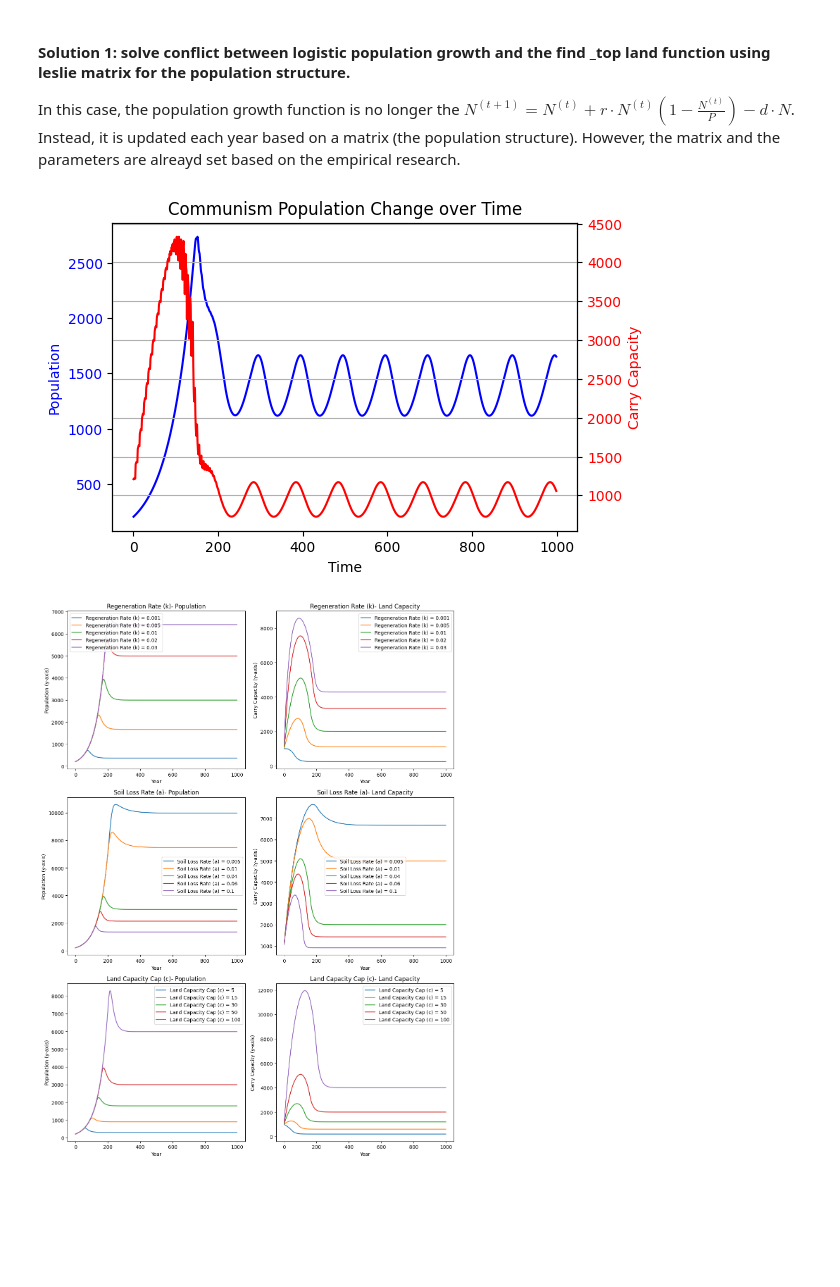
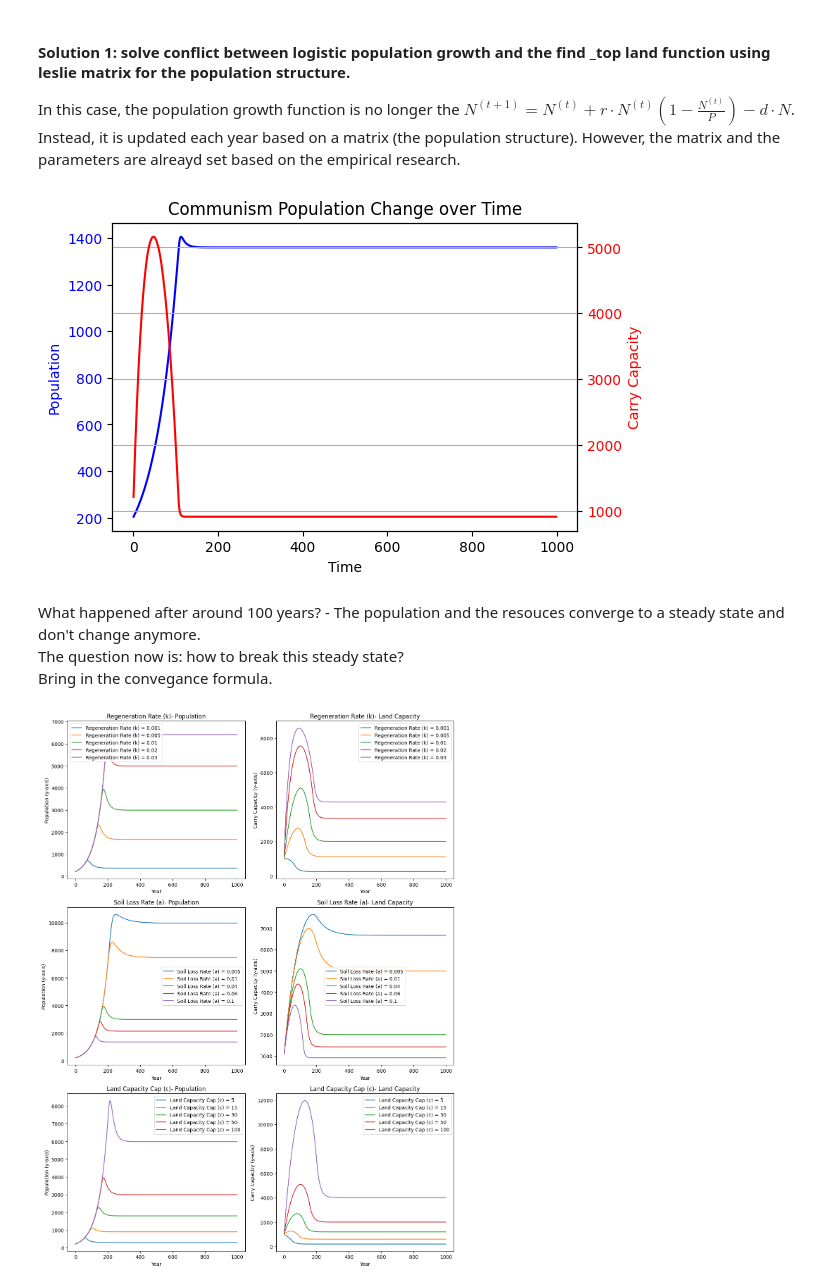
Before and after one commit to yutongliang723/Agent-Based-Model-CSH, a Jupyter notebook: Agent-Based Model - Week 3 - Yutong.ipynb, the cells around one changed output. Drawn from its saved outputs; the diff is of its cells as text; code cells hidden in the pictures; blank space fills up the shorter version.

```diff
--- a/Agent-Based Model - Week 3 - Yutong.ipynb
+++ b/Agent-Based Model - Week 3 - Yutong.ipynb
@@ -55,7 +55,7 @@ def parameter_oscillation(t, a_mean, a_amplitude, oscillation_period):
     return a_t
 
 # everyone has the same farming capacity. It doesn't matter who farms.
-def communism_simulation_population_original(tmp1, vec1, k, initial_population, initial_lands, simulation_time, initial_capacity, max_capacity_one_land, delay, oscillation_period):
+def communism_simulation_population_original(tmp1, vec1, k, a, initial_population, initial_lands, simulation_time, initial_capacity, max_capacity_one_land):
 
     # Get the Leslie matrix for a given food ratio (z) using the parameters
     def get_matrix(z, vec1):
@@ -119,12 +119,6 @@ def communism_simulation_population_original(tmp1, vec1, k, initial_population,
     ### Updating process
     K_t_list = [K_t]
     for t in range(1, simulation_time): # time 0 is already updated.
-
-        if t >= delay:
-            K_t_delayed = K_t_list[t - delay]
-        else:
-            K_t_delayed = [initial_capacity] * initial_population
-
         K_t = [land_assignments[t-1][i]['carry_capacity'] for i in range(initial_population)] #from the land_assignment dict, get all the land capacities in the looping year.
         selected_lands = find_top_lands(K_t, populations) # select top lands in each year
         land_assignments[t] = {} # adding a sub-dict in each year, an old one.
@@ -151,12 +145,11 @@ def communism_simulation_population_original(tmp1, vec1, k, initial_population,
         K_star_t = max_capacity_one_land # the upper limit of each land cell capacity
 
     #         updating land capacity
-        a_t = parameter_oscillation(t, a_mean = a, a_amplitude=0.1, oscillation_period=oscillation_period)
         for i in range(initial_population):
-            land_assignments[t][i]['carry_capacity'] = max(0, min(K_star_t, K_t_delayed[i] + k * (K_star_t - K_t_delayed[i]) - a_t * K_t_delayed[i] * u_t[i]))
+            # land_assignments[t][i]['carry_capacity'] = max(0, min(K_star_t, K_t_delayed[i] + k * (K_star_t - K_t_delayed[i]) - a * K_t_delayed[i] * u_t[i]))
 
-            # land_assignments[t][i]['carry_capacity'] = max(0, min(K_star_t, land_assignments[t-1][i]['carry_capacity'] + k * (K_star_t - land_assignments[t-1][i]['carry_capacity'])  - a * land_assignments[t-1][i]['carry_capacity'] * u_t[i])) ############
-        # K_t_plus_1 = [land_assignments[t][i]['carry_capacity'] for i in range(initial_population)] ## list of each land cell capacity (new year, this year)
+            land_assignments[t][i]['carry_capacity'] = max(0, min(K_star_t, land_assignments[t-1][i]['carry_capacity'] + k * (K_star_t - land_assignments[t-1][i]['carry_capacity'])  - a * land_assignments[t-1][i]['carry_capacity'] * u_t[i])) ############
+        K_t_plus_1 = [land_assignments[t][i]['carry_capacity'] for i in range(initial_population)] ## list of each land cell capacity (new year, this year)
 
         # Calculate the Leslie matrix for the current food ratio (z)
         z = P/ N_t  # food availability parameter == carry capacity in my case
@@ -169,9 +162,9 @@ def communism_simulation_population_original(tmp1, vec1, k, initial_population,
 
         population_change_ = N_t * r
         populations.append(population_change_)
-        # K_values.append(sum(K_t_plus_1)) # total land capacity
-        K_t_list.append([land_assignments[t][i]['carry_capacity'] for i in range(initial_population)])
-        K_values.append(sum([land_assignments[t][i]['carry_capacity'] for i in range(initial_population)]))
+        K_values.append(sum(K_t_plus_1)) # total land capacity
+        # K_t_list.append([land_assignments[t][i]['carry_capacity'] for i in range(initial_population)])
+        # K_values.append(sum([land_assignments[t][i]['carry_capacity'] for i in range(initial_population)]))
         P_values[t-1] = P # update the total harvest capacity
         u_values[t-1] = u_t # update the land usage (Y/N)
         Q_values.append(Q)
@@ -180,42 +173,44 @@ def communism_simulation_population_original(tmp1, vec1, k, initial_population,
 
     return populations, K_values, P_values, u_values, Q_values, land_assignments
 
-def plot_commuism_simulation_population2(tmp1, vec1, k, initial_population, initial_lands, simulation_time, initial_capacity, max_capacity_one_land, delay, oscillation_period):
+def plot_commuism_simulation_population2(tmp1, vec1, k, a, initial_population, initial_lands, simulation_time, initial_capacity, max_capacity_one_land):
 
-    populations, K, _, _, _, data = communism_simulation_population_original(tmp1, vec1, k, initial_population, initial_lands, simulation_time, initial_capacity, max_capacity_one_land, delay, oscillation_period)
+    populations, K, _, _, _, data = communism_simulation_population_original(tmp1, vec1, k, a, initial_population, initial_lands, simulation_time, initial_capacity, max_capacity_one_land)
     time_steps = range(1, simulation_time)
 
     fig, ax1 = plt.subplots(figsize=(6, 4))
 
     # Plot population on the first y-axis
     ax1.plot(time_steps, populations, color='blue', label='Population')
     ax1.set_xlabel('Time')
     ax1.set_ylabel('Population', color='blue')
     ax1.tick_params(axis='y', labelcolor='blue')
 
     # Create a secondary y-axis and plot carry capacity on it
     ax2 = ax1.twinx()
     ax2.plot(time_steps, K, color='red', label='Carry Capacity')
     ax2.set_ylabel('Carry Capacity', color='red')
     ax2.tick_params(axis='y', labelcolor='red')
 
     plt.grid()
     plt.title('Communism Population Change over Time')
     plt.show()
 
 
 k = 0.03 # land recovery rate
 a = 0.3 # soil loss rate
 simulation_time = 1000 #simulation year
 initial_population = 200
 initial_capacity = 5
-initial_lands = 300
+initial_lands = 400
 max_capacity_one_land = 50
-delay = 5
-oscillation_period = 100
-plot_commuism_simulation_population2(tmp1, vec1, k, initial_population, initial_lands, simulation_time, initial_capacity, max_capacity_one_land, delay, oscillation_period)
+plot_commuism_simulation_population2(tmp1, vec1, k, a, initial_population, initial_lands, simulation_time, initial_capacity, max_capacity_one_land)
 # %% [output]
-[figure, old version]
+[figure, new version]
+# %% [markdown]
+What happened after around 100 years? - The population and the resouces converge to a steady state and don't change anymore.
+The question now is: how to break this steady state?
+Bring in the convegance formula.
 # %%
 k_range = [0.001, 0.005, 0.01, 0.02, 0.03]
 a_range = [0.005, 0.01, 0.04, 0.06, 0.1]
```
Also changed, not shown: 1 other file.
